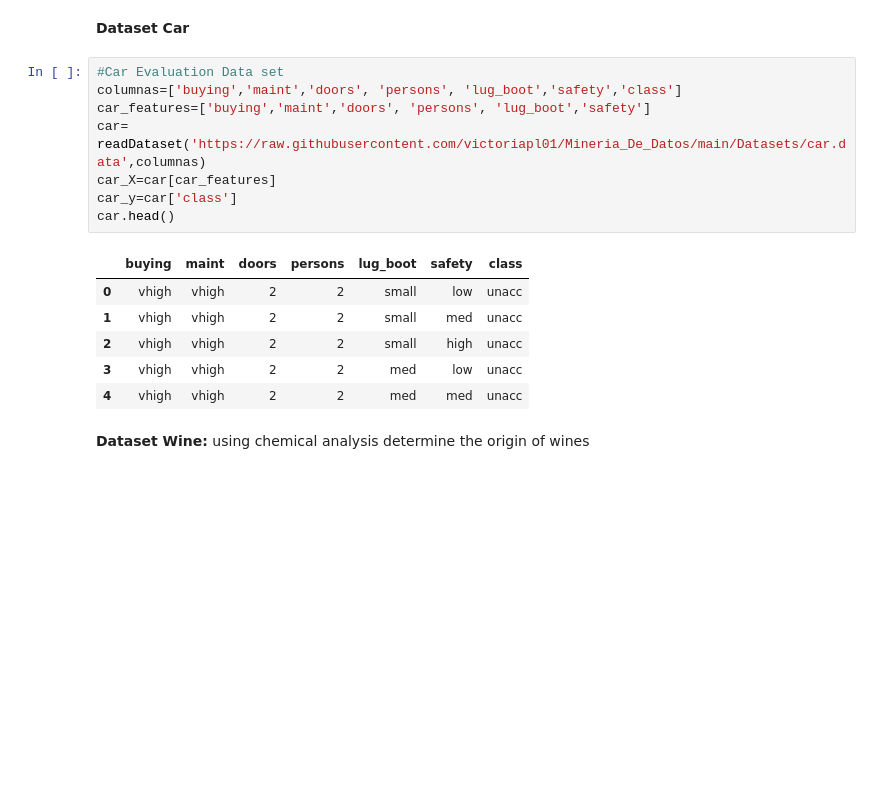
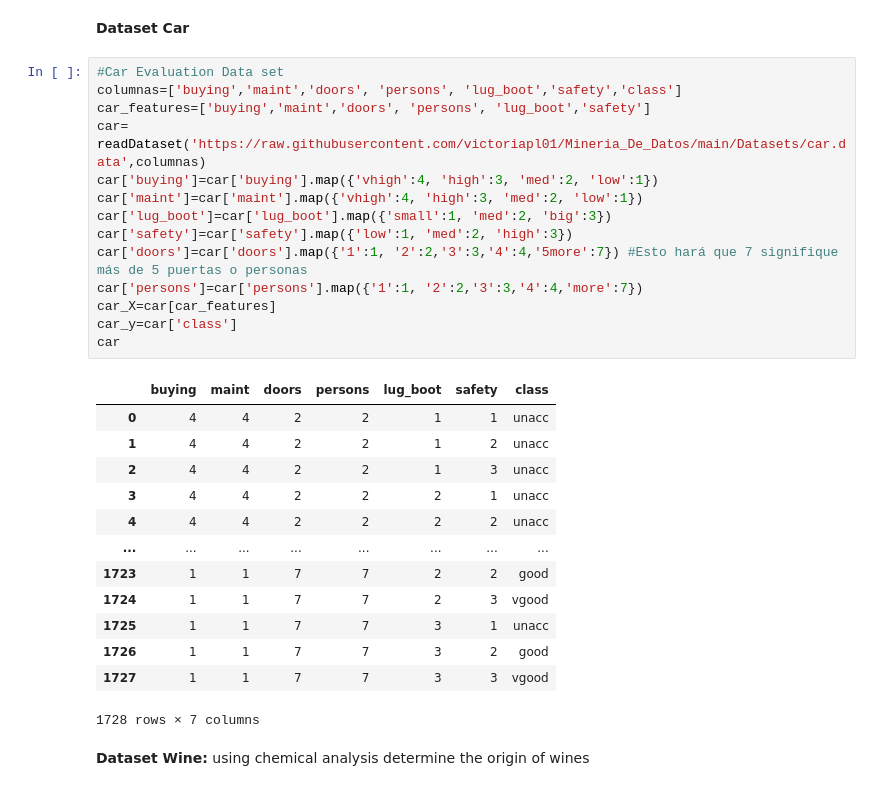
Before and after one commit to victoriapl01/Mineria_De_Datos, a Jupyter notebook: Practica1_1_IMD.ipynb, the cells around one changed output. Saved outputs shown, nothing was run; the diff lists cells and outputs as text; blank space fills up the shorter version.

```diff
--- a/Practica1_1_IMD.ipynb
+++ b/Practica1_1_IMD.ipynb
@@ -123,18 +127,31 @@ iris.head()
 # %%
 #Car Evaluation Data set
 columnas=['buying','maint','doors', 'persons', 'lug_boot','safety','class']
 car_features=['buying','maint','doors', 'persons', 'lug_boot','safety']
 car= readDataset('https://raw.githubusercontent.com/victoriapl01/Mineria_De_Datos/main/Datasets/car.data',columnas)
+car['buying']=car['buying'].map({'vhigh':4, 'high':3, 'med':2, 'low':1})
+car['maint']=car['maint'].map({'vhigh':4, 'high':3, 'med':2, 'low':1})
+car['lug_boot']=car['lug_boot'].map({'small':1, 'med':2, 'big':3})
+car['safety']=car['safety'].map({'low':1, 'med':2, 'high':3})
+car['doors']=car['doors'].map({'1':1, '2':2,'3':3,'4':4,'5more':7}) #Esto hará que 7 signifique más de 5 puertas o personas
+car['persons']=car['persons'].map({'1':1, '2':2,'3':3,'4':4,'more':7})
 car_X=car[car_features]
 car_y=car['class']
-car.head()
+car
 # %% [output]
 |  | buying | maint | doors | persons | lug_boot | safety | class |
-| 0 | vhigh | vhigh | 2 | 2 | small | low | unacc |
-| 1 | vhigh | vhigh | 2 | 2 | small | med | unacc |
-| 2 | vhigh | vhigh | 2 | 2 | small | high | unacc |
-| 3 | vhigh | vhigh | 2 | 2 | med | low | unacc |
-| 4 | vhigh | vhigh | 2 | 2 | med | med | unacc |
+| 0 | 4 | 4 | 2 | 2 | 1 | 1 | unacc |
+| 1 | 4 | 4 | 2 | 2 | 1 | 2 | unacc |
+| 2 | 4 | 4 | 2 | 2 | 1 | 3 | unacc |
+| 3 | 4 | 4 | 2 | 2 | 2 | 1 | unacc |
+| 4 | 4 | 4 | 2 | 2 | 2 | 2 | unacc |
+| ... | ... | ... | ... | ... | ... | ... | ... |
+| 1723 | 1 | 1 | 7 | 7 | 2 | 2 | good |
+| 1724 | 1 | 1 | 7 | 7 | 2 | 3 | vgood |
+| 1725 | 1 | 1 | 7 | 7 | 3 | 1 | unacc |
+| 1726 | 1 | 1 | 7 | 7 | 3 | 2 | good |
+| 1727 | 1 | 1 | 7 | 7 | 3 | 3 | vgood |
+1728 rows × 7 columns
 # %% [markdown]
 **Dataset Wine:** using chemical analysis determine the origin of wines
 # %%
```
Also changed, not shown: parts of 19 cells of this notebook.
